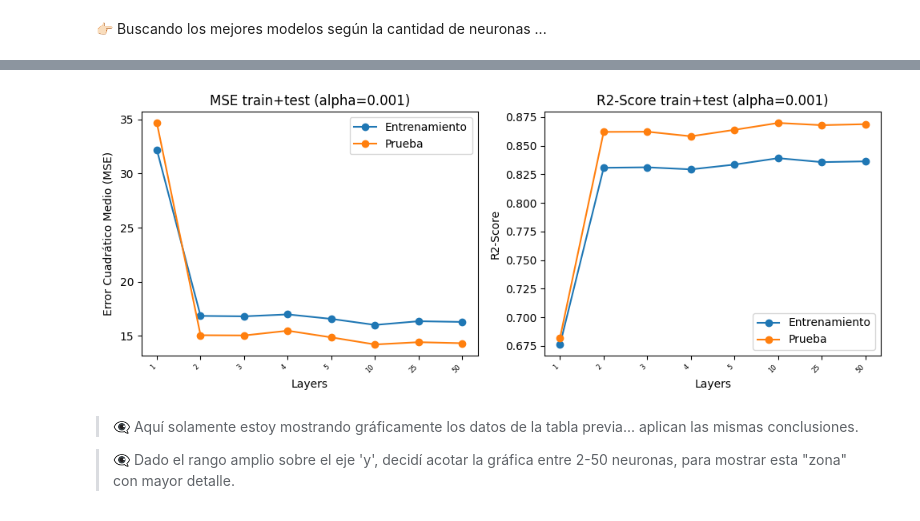
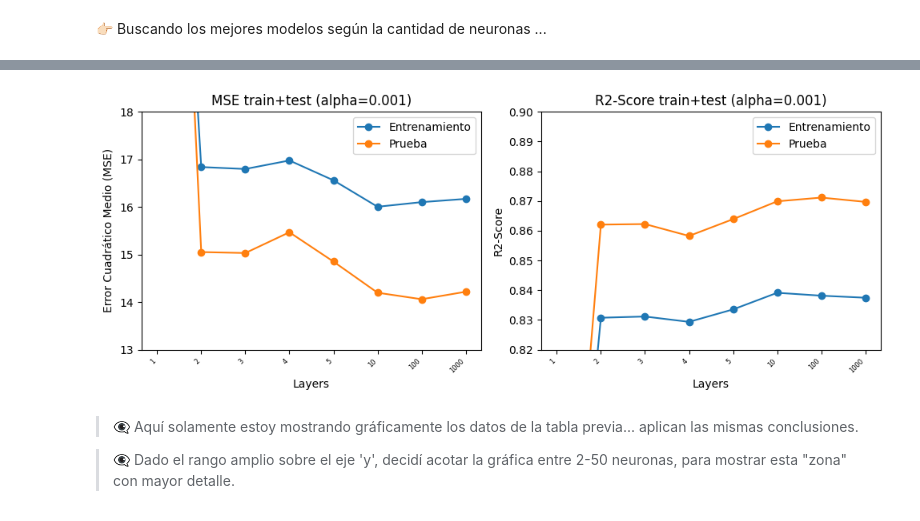
Before and after one commit to andres-garcia-alves/issd-aa1, a Jupyter notebook: Trabajo Practico 04/Trabajo Practico 04.ipynb, the cells around one changed output, grey strips where cells are left out. Drawn from its saved outputs; the diff is of its cells as text; code cells hidden in the pictures.

```diff
--- a/Trabajo Practico 04/Trabajo Practico 04.ipynb
+++ b/Trabajo Practico 04/Trabajo Practico 04.ipynb
@@ -724,7 +727,7 @@ fns_activation_inv = { 1: 'identity', 2: 'logistic', 3: 'relu', 4: 'tanh' }
 # hiperparámetro 'hidden_layers': en las tuplas cada valor es la cantidad de neuronas en cada capa
 # ejemplo: (15,): 1 capa con 15 neuronas
 # ejemplo: (15,5,4): 3 capas, 1ra capa con 15, 2da capa con 5 y 3ra capa con 4 neuronas respectivamente
-hidden_layers_list = [(1,), (2,), (3,), (4,), (5,), (10,), (25,), (50,)]   # 1 capa, N neuronas
+hidden_layers_list = [(1,), (2,), (3,), (4,), (5,), (10,), (100,), (1000,)]   # 1 capa, N neuronas
 
 # hiperparámetro 'alpha': es la regularización L2 (prevenir overfitting penalizando los pesos grandes)
 alpha_values = [0.001, 0.01, 0.1]
@@ -847,30 +850,32 @@ r2_test_values = nn_stats[:, 6]     # 7ma columna
 # %%
 # graficar los MSE y R2-score de entrenamiento y prueba
 plt.figure(figsize=(10, 4))
 
 plt.subplot(1, 2, 1)
 plt.plot(xticks_labels, mse_train_values, label='Entrenamiento', marker='o')
 plt.plot(xticks_labels, mse_test_values, label='Prueba', marker='o')
 plt.title('MSE train+test (alpha=0.001)')
+plt.legend()
 plt.xlabel('Layers')
+plt.xticks(xticks_labels, xticks_labels, rotation=45, ha='right', fontsize=6)
 plt.ylabel('Error Cuadrático Medio (MSE)')
-plt.xticks(xticks_labels, xticks_labels, rotation=45, ha='right', fontsize=6)
-plt.legend()
+plt.ylim(13, 18)      # agregado, para hacer zoom sobre el eje 'y'
 plt.tight_layout()
 
 plt.subplot(1, 2, 2)
 plt.plot(xticks_labels, r2_train_values, label='Entrenamiento', marker='o')
 plt.plot(xticks_labels, r2_test_values, label='Prueba', marker='o')
 plt.title('R2-Score train+test (alpha=0.001)')
+plt.legend()
 plt.xlabel('Layers')
+plt.xticks(xticks_labels, xticks_labels, rotation=45, ha='right', fontsize=6)
 plt.ylabel('R2-Score')
-plt.xticks(xticks_labels, xticks_labels, rotation=45, ha='right', fontsize=6)
-plt.legend()
+plt.ylim(0.82, 0.90)  # agregado, para hacer zoom sobre el eje 'y'
 plt.tight_layout()
 
 plt.show()
 # %% [output]
-[figure, old version]
+[figure, new version]
 # %% [markdown]
 > 👁️‍🗨️ Aquí solamente estoy mostrando gráficamente los datos de la tabla previa... aplican las mismas conclusiones.
 
```
Also changed, not shown: parts of 6 cells of this notebook.
